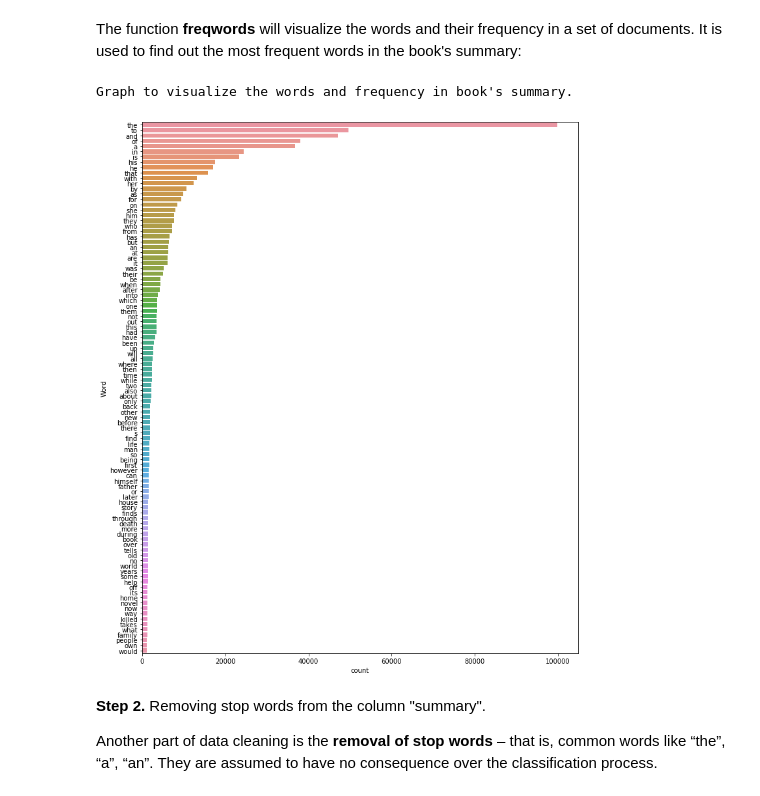
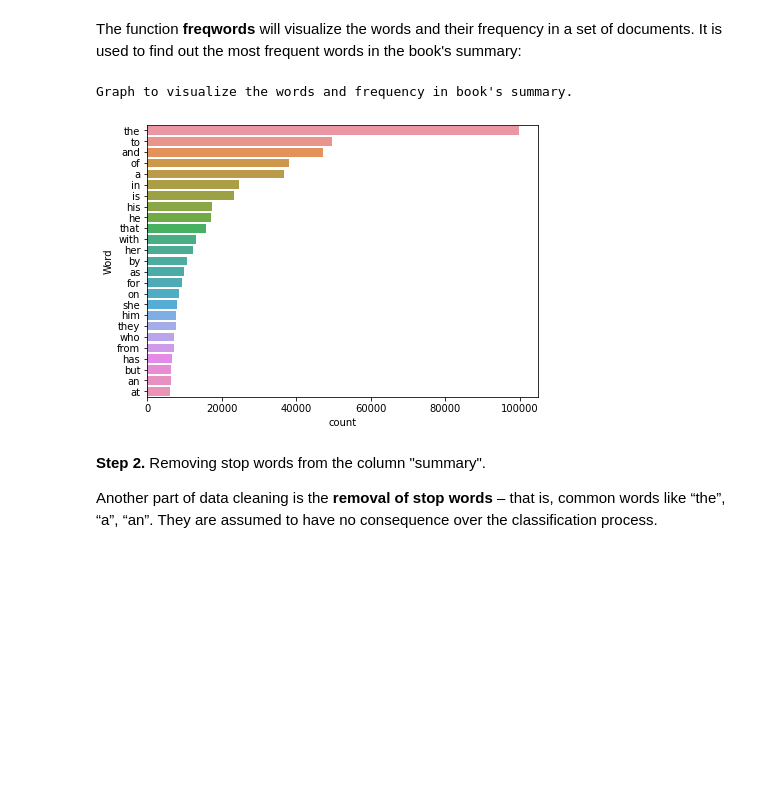
Before and after one commit to KamadoTanjiro-beep/Book-Genre-Prediction, a Jupyter notebook: BookGenrePrediction.ipynb, the cells around one changed output. Drawn from its saved outputs; the diff is of its cells as text; code cells hidden in the pictures; blank space fills up the shorter version.

Commit message:
updation
some links and images were missing

```diff
--- a/BookGenrePrediction.ipynb
+++ b/BookGenrePrediction.ipynb
@@ -149,28 +142,28 @@ The function **freqwords** will visualize the words and their frequency in a set
 # %%
 #Function to visualize the words and frequency in book's summary.
 
 print("Graph to visualize the words and frequency in book's summary.\n\n")
 
 def freqwords(x, terms):
   allwords = ' '.join([text for text in x])
   allwords = allwords.split()
   fdist = nltk.FreqDist(allwords)
   wordsdf = pd.DataFrame({'word':list(fdist.keys()), 'count':list(fdist.values())})
 
 
   d = wordsdf.nlargest(columns="count", n = terms)
 
   # visualize words and frequencies
-  plt.figure(figsize=(12,15))
+  plt.figure(figsize=(7,5))
   ax = sns.barplot(data=d, x= "count", y = "word")
   ax.set(ylabel = 'Word')
   plt.show()
 
-# print 100 most frequent words
-freqwords(books['summary'], 100)
+# print 25 most frequent words
+freqwords(books['summary'], 25)
 # %% [output]
 Graph to visualize the words and frequency in book's summary.
-[figure, old version]
+[figure, new version]
 # %% [markdown]
 **Step 2.** Removing stop words from the column "summary".
 
```
Also changed, not shown: parts of 11 cells of this notebook, 23 other files.
